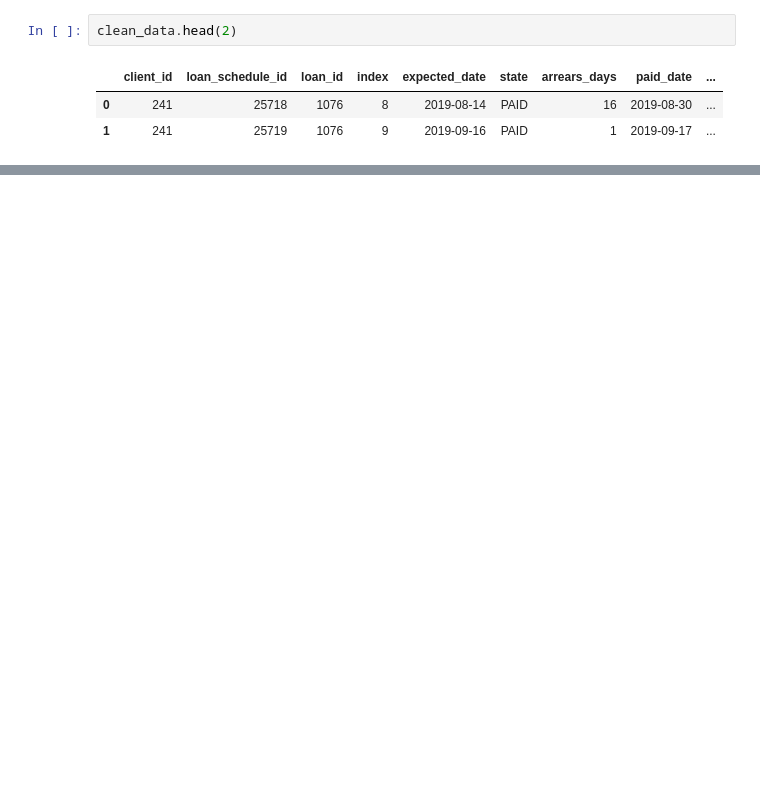
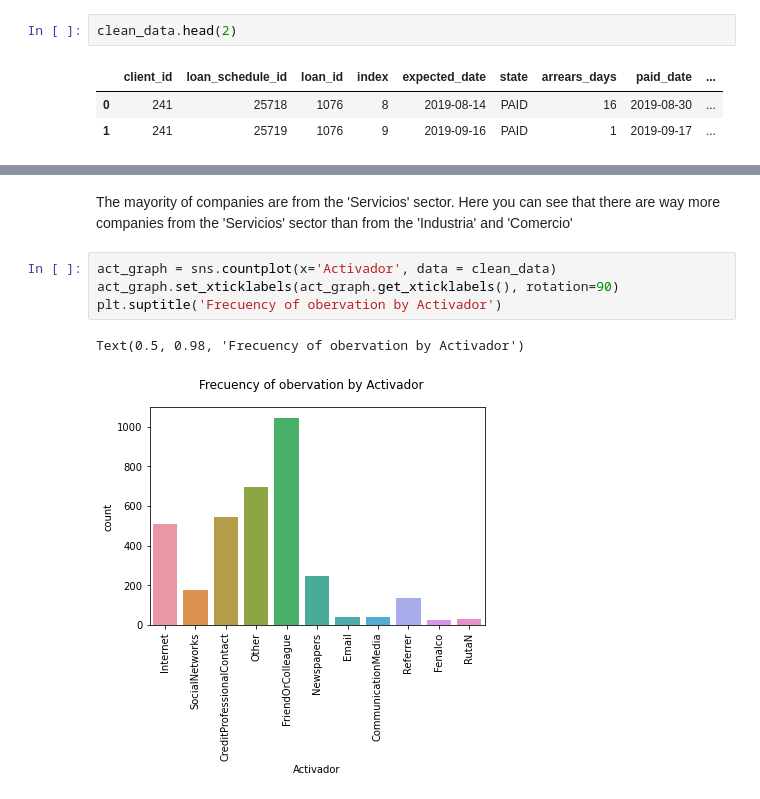
Before and after one commit to cbarros7/capstone_project_holberton, a Jupyter notebook: cleaning_data.ipynb, the cells around one changed output, grey strips where cells are left out. Drawn from its saved outputs; the diff is of its cells as text; blank space fills up the shorter version.

```diff
--- a/cleaning_data.ipynb
+++ b/cleaning_data.ipynb
@@ -199,0 +226,9 @@ clean_data.head(2)
+# %% [markdown]
+The mayority of companies are from the 'Servicios' sector. Here you can see that there are way more companies from the 'Servicios' sector than from the 'Industria' and 'Comercio'
+# %%
+act_graph = sns.countplot(x='Activador', data = clean_data)
+act_graph.set_xticklabels(act_graph.get_xticklabels(), rotation=90)
+plt.suptitle('Frecuency of obervation by Activador')
+# %% [output]
+Text(0.5, 0.98, 'Frecuency of obervation by Activador')
+[figure, added]
```
Also changed, not shown: parts of 63 cells of this notebook.
